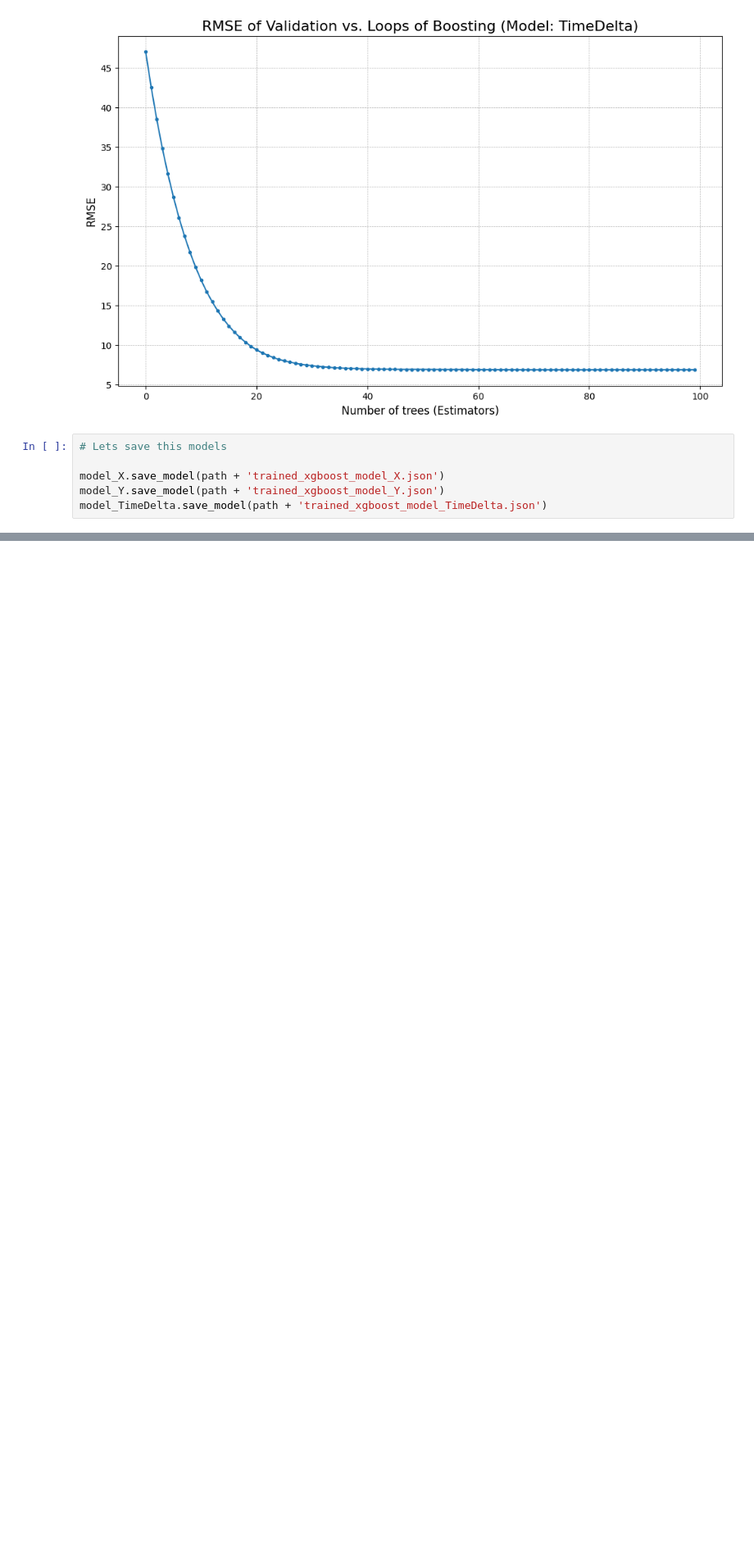
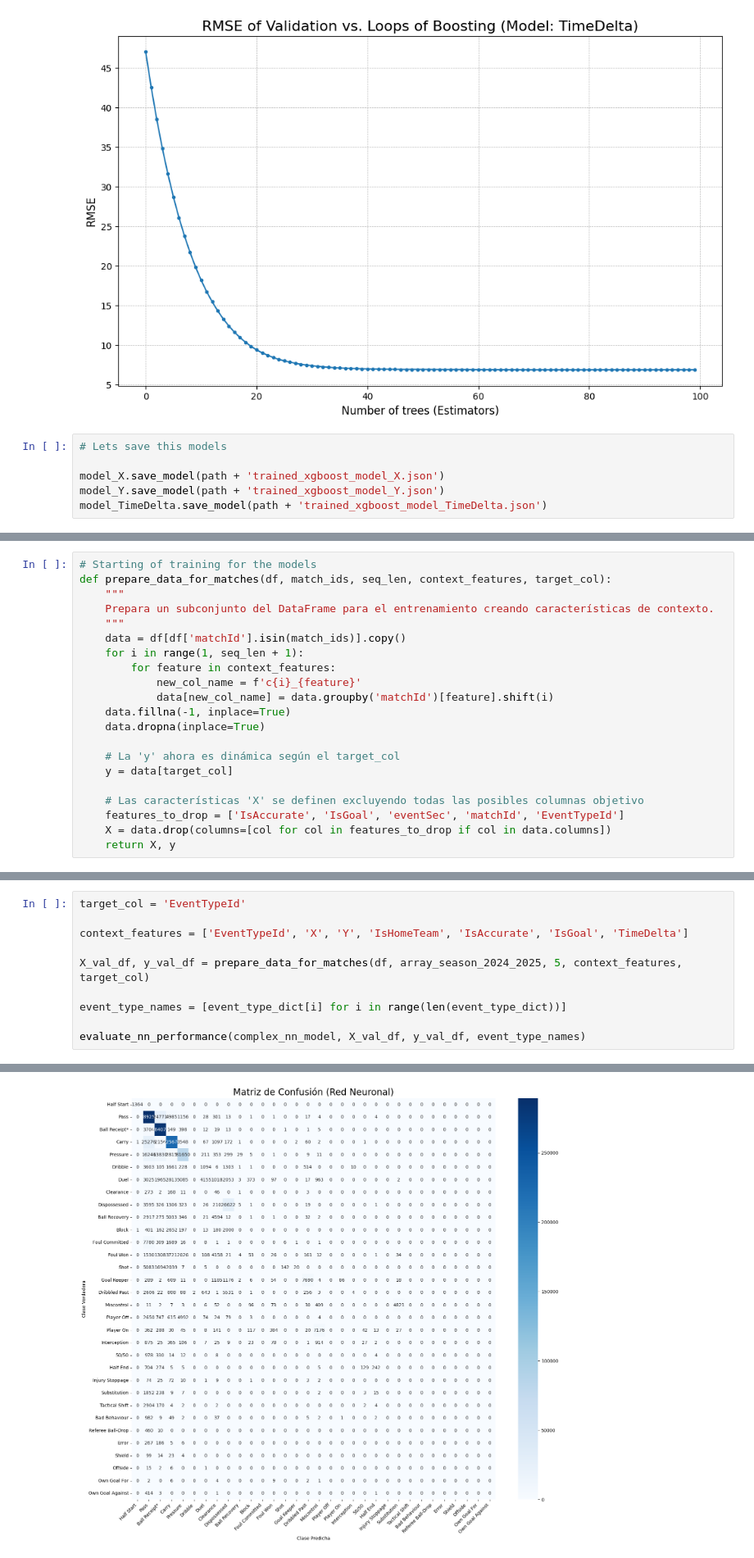
Before and after one commit to SLy-Precision/Player-Selection-and-Optimization-for-Roster, a Jupyter notebook: 02_Train_LEM.ipynb, the cells around one changed output, grey strips where cells are left out. Shown at 82% size. Drawn from its saved outputs; the diff is of its cells as text; blank space fills up the shorter version.

```diff
--- a/02_Train_LEM.ipynb
+++ b/02_Train_LEM.ipynb
@@ -1336,0 +1362,21 @@ model_TimeDelta.save_model(path + 'trained_xgboost_model_TimeDelta.json')
+# %%
+# Starting of training for the models
+def prepare_data_for_matches(df, match_ids, seq_len, context_features, target_col):
+    """
+    Prepara un subconjunto del DataFrame para el entrenamiento creando características de contexto.
+    """
+    data = df[df['matchId'].isin(match_ids)].copy()
+    for i in range(1, seq_len + 1):
+        for feature in context_features:
+            new_col_name = f'c{i}_{feature}'
+            data[new_col_name] = data.groupby('matchId')[feature].shift(i)
+    data.fillna(-1, inplace=True)
+    data.dropna(inplace=True)
+
+    # La 'y' ahora es dinámica según el target_col
+    y = data[target_col]
+
+    # Las características 'X' se definen excluyendo todas las posibles columnas objetivo
+    features_to_drop = ['IsAccurate', 'IsGoal', 'eventSec', 'matchId', 'EventTypeId']
+    X = data.drop(columns=[col for col in features_to_drop if col in data.columns])
+    return X, y
@@ -1336,0 +1749,11 @@ model_TimeDelta.save_model(path + 'trained_xgboost_model_TimeDelta.json')
+# %%
+target_col = 'EventTypeId'
+
+context_features = ['EventTypeId', 'X', 'Y', 'IsHomeTeam', 'IsAccurate', 'IsGoal', 'TimeDelta']
+
+X_val_df, y_val_df = prepare_data_for_matches(df, array_season_2024_2025, 5, context_features, target_col)
+
+event_type_names = [event_type_dict[i] for i in range(len(event_type_dict))]
+
+evaluate_nn_performance(complex_nn_model, X_val_df, y_val_df, event_type_names)
+# %% [output]
@@ -1336,0 +1777 @@ model_TimeDelta.save_model(path + 'trained_xgboost_model_TimeDelta.json')
+[figure, added]
```
Also changed, not shown: parts of 11 cells of this notebook.
